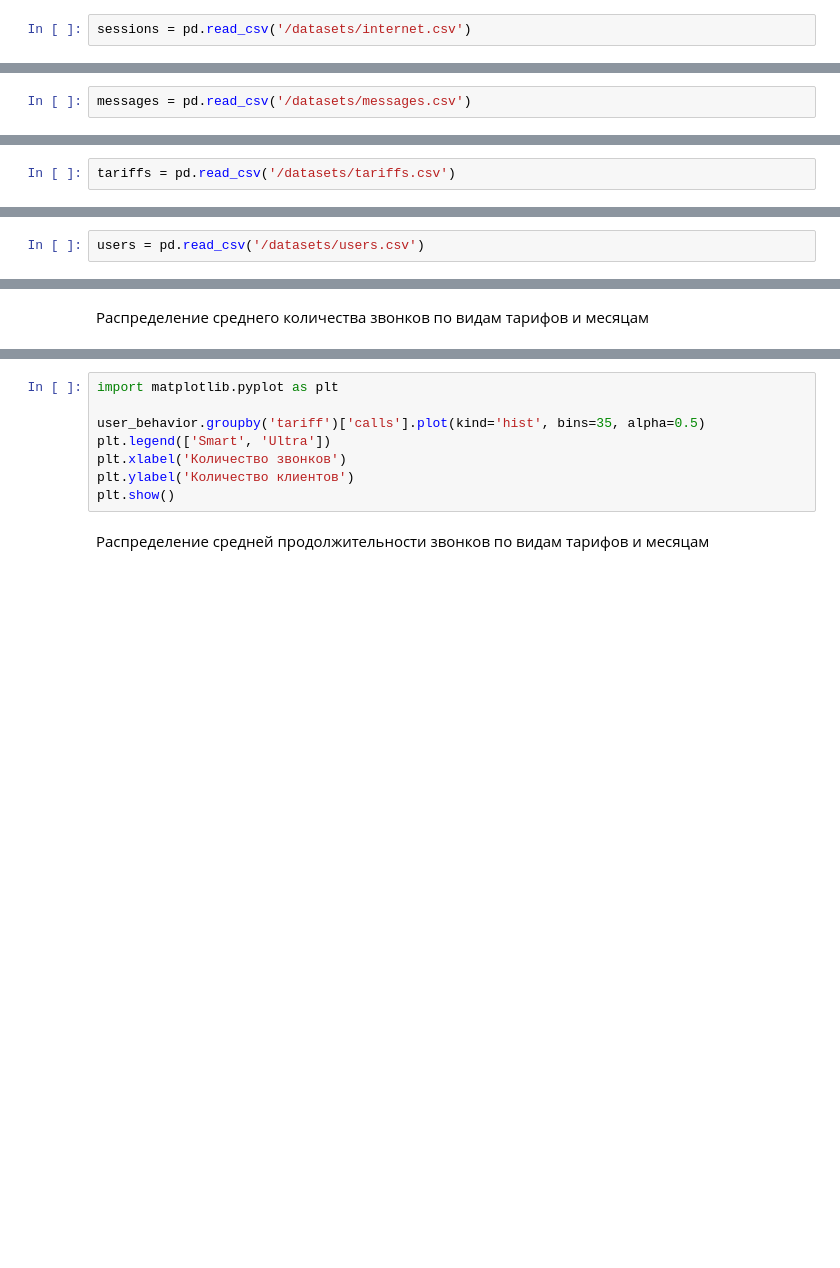
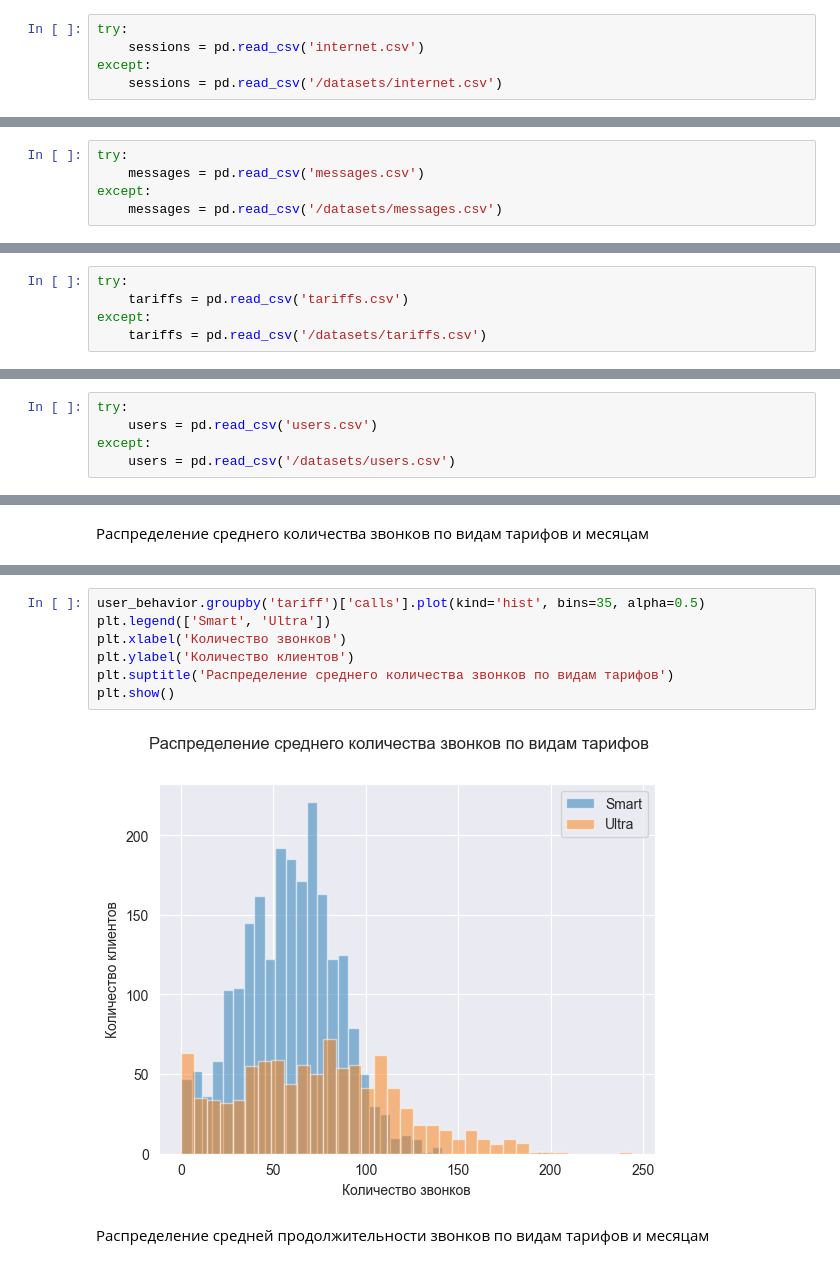
Before and after one commit to AndaisRin/yandex_praktikum_projects, a Jupyter notebook: 04_tariff_project/04_tariff_project.ipynb, the cells around one changed output, grey strips where cells are left out. Drawn from its saved outputs; the diff is of its cells as text; blank space fills up the shorter version.

```diff
--- a/04_tariff_project/04_tariff_project.ipynb
+++ b/04_tariff_project/04_tariff_project.ipynb
@@ -83,7 +108,10 @@ calls.duration.hist()
 # %% [markdown]
 **Задание 5.** Откройте файл `/datasets/internet.csv`, сохраните датафрейм в переменную `sessions`.
 # %%
-sessions = pd.read_csv('/datasets/internet.csv')
+try:
+    sessions = pd.read_csv('internet.csv')
+except:
+    sessions = pd.read_csv('/datasets/internet.csv')
 # %% [markdown]
 **Задание 6.** Выведите первые 5 строк датафрейма `sessions`.
 # %%
@@ -99,7 +150,10 @@ sessions.mb_used.hist()
 # %% [markdown]
 **Задание 9.** Откройте файл `/datasets/messages.csv`, сохраните датафрейм в переменную `messages`.
 # %%
-messages = pd.read_csv('/datasets/messages.csv')
+try:
+    messages = pd.read_csv('messages.csv')
+except:
+    messages = pd.read_csv('/datasets/messages.csv')
 # %% [markdown]
 **Задание 10.** Выведите первые 5 строк датафрейма `messages`.
 # %%
@@ -111,7 +183,10 @@ messages.info()
 # %% [markdown]
 **Задание 12.** Откройте файл `/datasets/tariffs.csv`, сохраните датафрейм в переменную `tariffs`.
 # %%
-tariffs = pd.read_csv('/datasets/tariffs.csv')
+try:
+    tariffs = pd.read_csv('tariffs.csv')
+except:
+    tariffs = pd.read_csv('/datasets/tariffs.csv')
 # %% [markdown]
 **Задание 13.** Выведите весь датафрейм `tariffs`.
 # %%
@@ -123,7 +218,10 @@ tariffs.info()
 # %% [markdown]
 **Задание 15.** Откройте файл `/datasets/users.csv`, сохраните датафрейм в переменную `users`.
 # %%
-users = pd.read_csv('/datasets/users.csv')
+try:
+    users = pd.read_csv('users.csv')
+except:
+    users = pd.read_csv('/datasets/users.csv')
 # %% [markdown]
 **Задание 16.** Выведите первые 5 строк датафрейма `users`.
 # %%
@@ -330,11 +561,12 @@ ax.set(xlabel='Номер месяца', ylabel='Среднее количест
 # %%
-import matplotlib.pyplot as plt
-
 user_behavior.groupby('tariff')['calls'].plot(kind='hist', bins=35, alpha=0.5)
 plt.legend(['Smart', 'Ultra'])
 plt.xlabel('Количество звонков')
 plt.ylabel('Количество клиентов')
+plt.suptitle('Распределение среднего количества звонков по видам тарифов')
 plt.show()
+# %% [output]
+[figure, added]
 # %% [markdown]
 Распределение средней продолжительности звонков по видам тарифов и месяцам
 # %%
```
Also changed, not shown: parts of 35 cells of this notebook.
